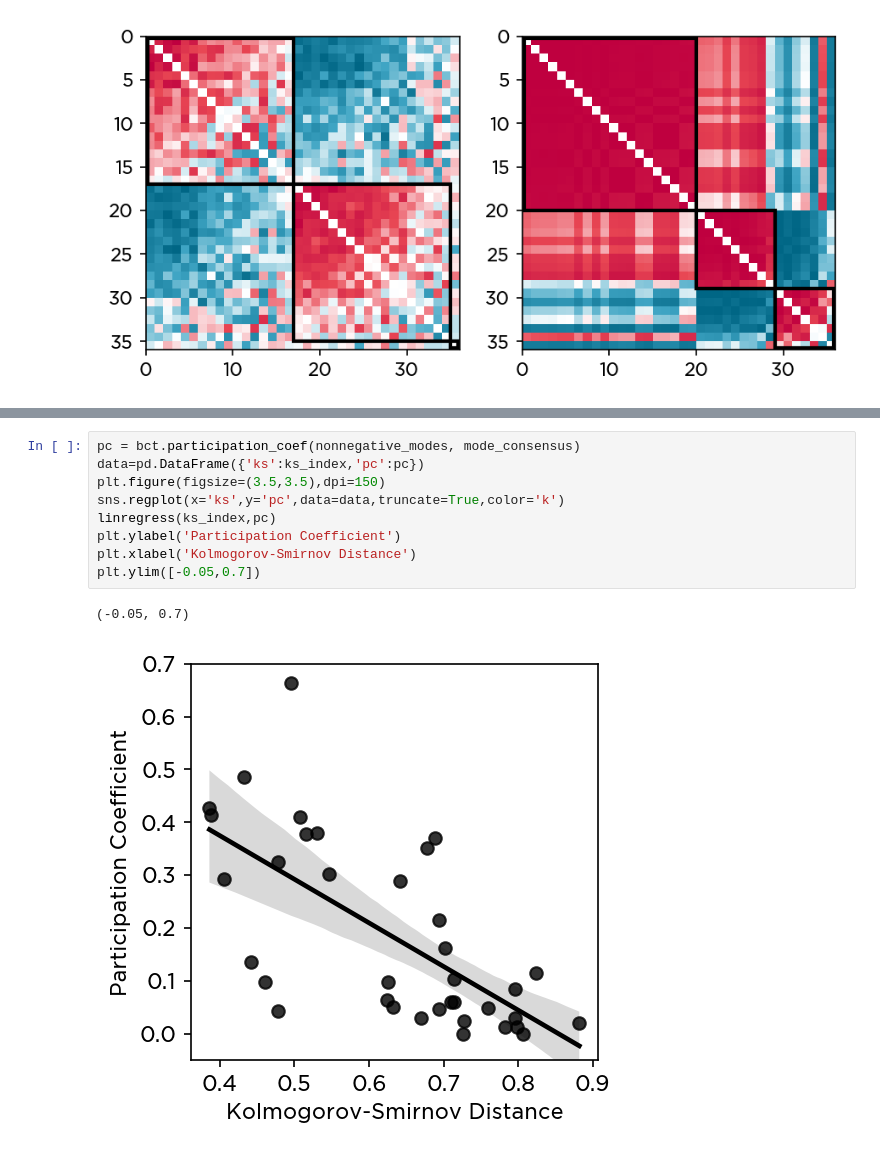
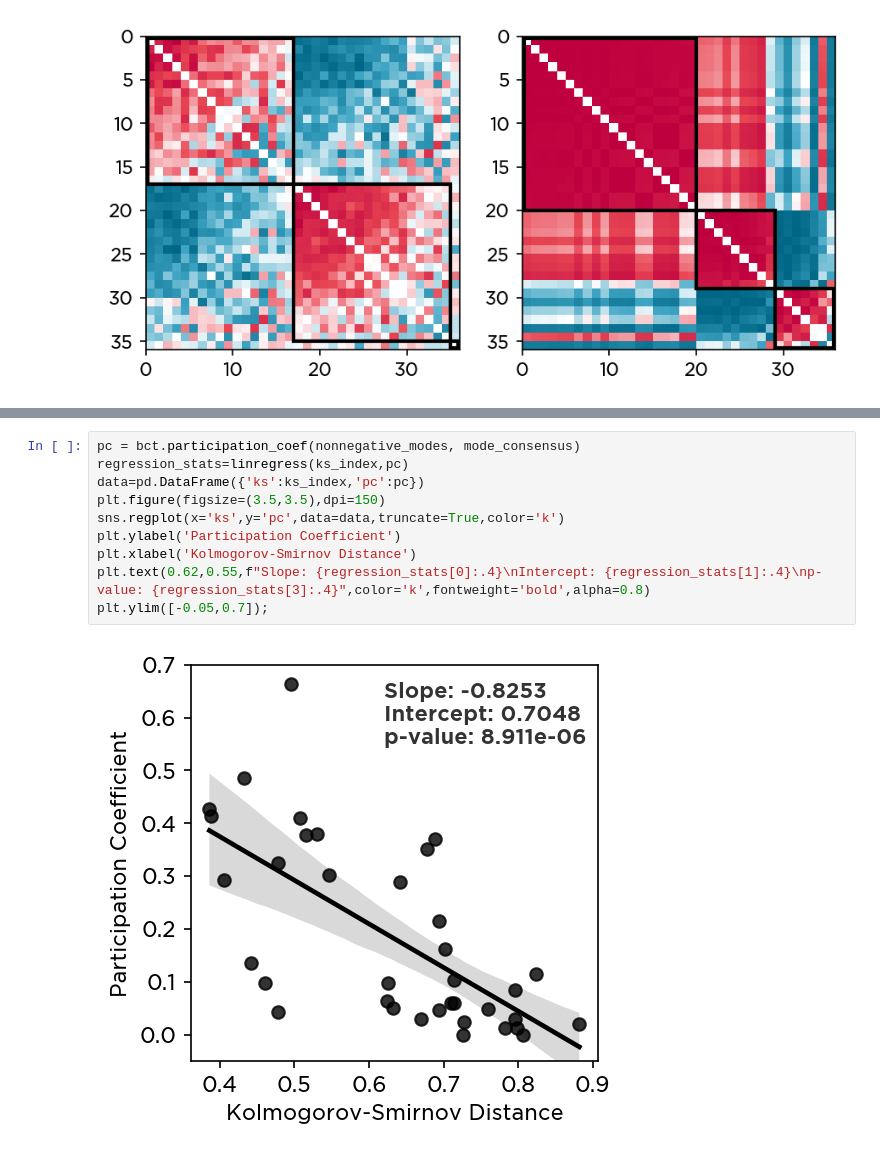
Before and after one commit to kuffmode/Neural-activity-vs-causal-contributions, a Jupyter notebook: causal_modes.ipynb, the cells around one changed output, grey strips where cells are left out. Saved outputs shown, nothing was run; the diff lists cells and outputs as text.

```diff
--- a/causal_modes.ipynb
+++ b/causal_modes.ipynb
@@ -466,12 +588,12 @@ for i in range(len(esn_modes.T)):
 # %%
 pc = bct.participation_coef(nonnegative_modes, mode_consensus)
+regression_stats=linregress(ks_index,pc)
 data=pd.DataFrame({'ks':ks_index,'pc':pc})
 plt.figure(figsize=(3.5,3.5),dpi=150)
 sns.regplot(x='ks',y='pc',data=data,truncate=True,color='k')
-linregress(ks_index,pc)
 plt.ylabel('Participation Coefficient')
 plt.xlabel('Kolmogorov-Smirnov Distance')
-plt.ylim([-0.05,0.7])
+plt.text(0.62,0.55,f"Slope: {regression_stats[0]:.4}\nIntercept: {regression_stats[1]:.4}\np-value: {regression_stats[3]:.4}",color='k',fontweight='bold',alpha=0.8)
+plt.ylim([-0.05,0.7]);
 # %% [output]
-(-0.05, 0.7)
-[figure, old version]
+[figure, new version]
```
Also changed, not shown: parts of 44 cells of this notebook.
